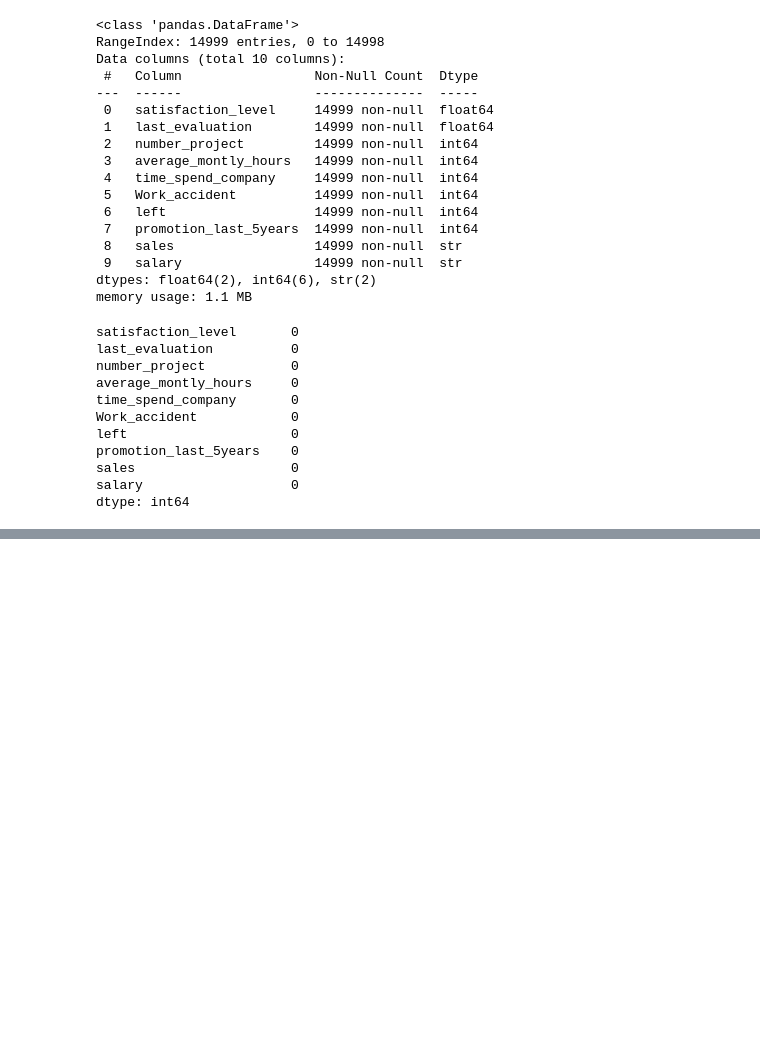
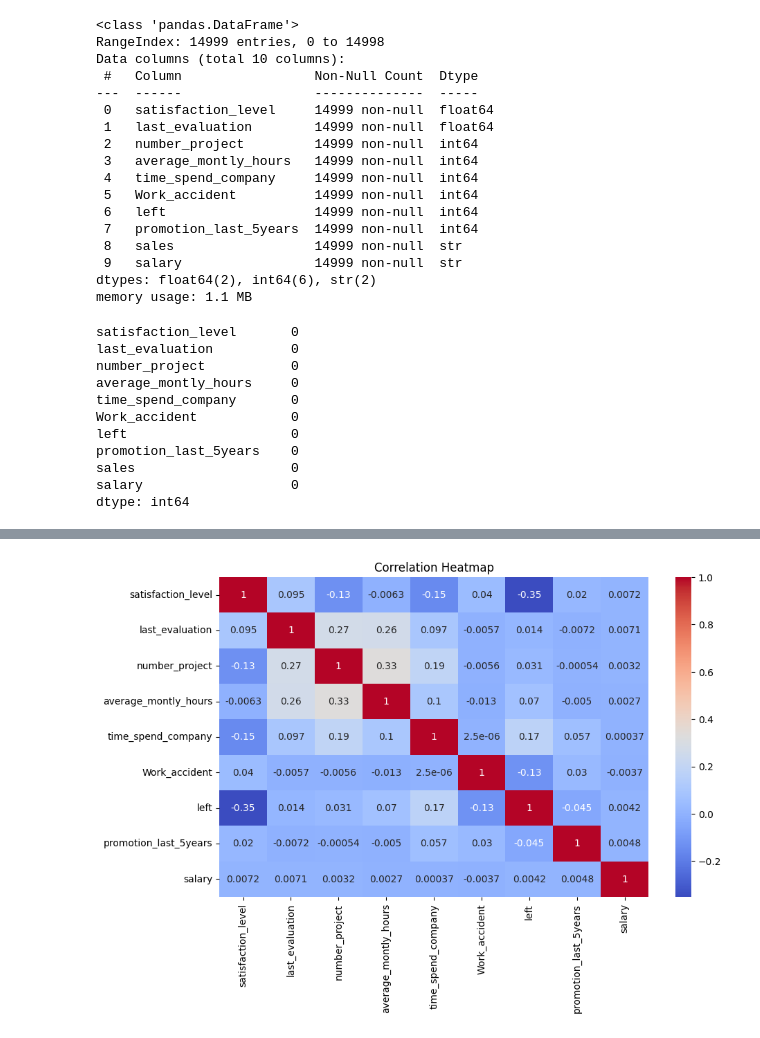
Before and after one commit to ShakyaSangam/employee-ml-analysis, a Jupyter notebook: employee-ml-analysis.ipynb, the cells around one changed output, grey strips where cells are left out. Drawn from its saved outputs; the diff is of its cells as text; code cells hidden in the pictures; blank space fills up the shorter version.

```diff
--- a/employee-ml-analysis.ipynb
+++ b/employee-ml-analysis.ipynb
@@ -64,0 +76,7 @@ what factors contributed most to employee turnover
+# %%
+df["salary"] = LabelEncoder().fit_transform(df["salary"])
+'''
+0 - high
+1 - low
+2 - medium
+'''
@@ -64,0 +100,7 @@ what factors contributed most to employee turnover
+# %%
+plt.figure(figsize=(10, 6))
+sns.heatmap(df.drop(columns=['sales']).corr(), annot=True, cmap='coolwarm')
+plt.title('Correlation Heatmap')
+plt.show()
+# %% [output]
+[figure, added]
```
Also changed, not shown: parts of 6 cells of this notebook.
